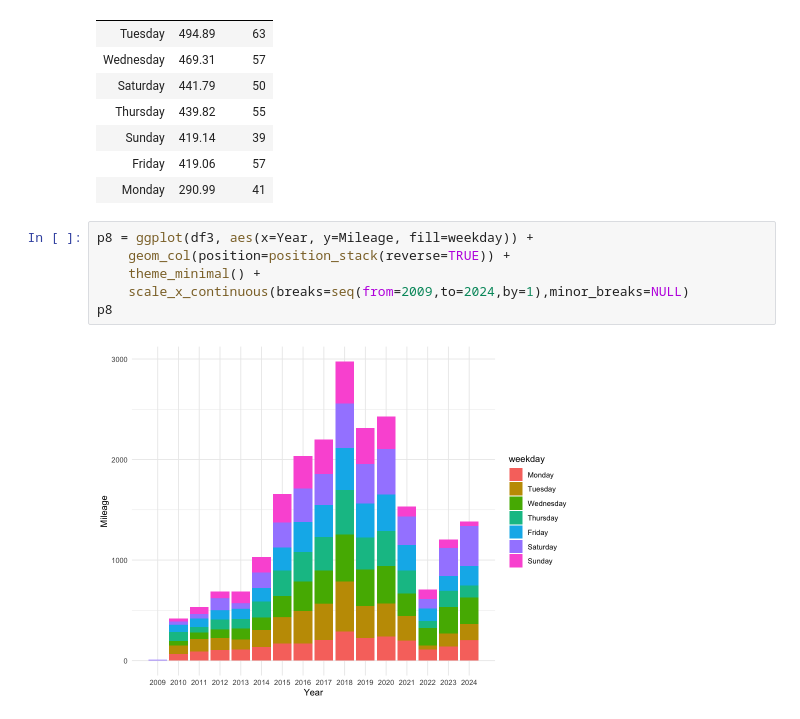
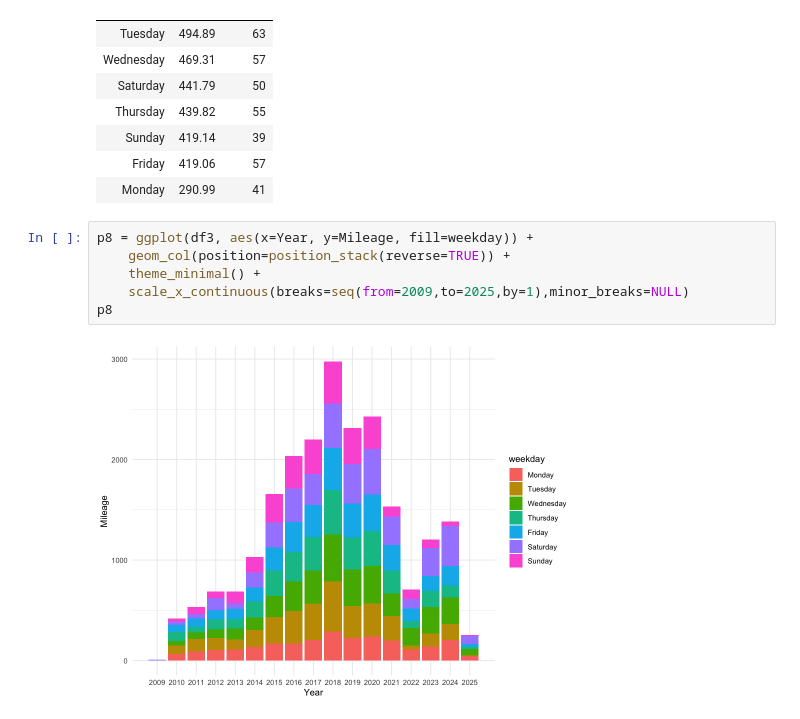
Before and after one commit to adolwick/biof309project, a Jupyter notebook: runs_per_date.ipynb, the cells around one changed output. Cells and saved outputs as stored; diff of their text form.

```diff
--- a/runs_per_date.ipynb
+++ b/runs_per_date.ipynb
@@ -711,9 +712,9 @@ A tibble: 7 × 3
 # %%
 p8 = ggplot(df3, aes(x=Year, y=Mileage, fill=weekday)) +
     geom_col(position=position_stack(reverse=TRUE)) +
     theme_minimal() +
-    scale_x_continuous(breaks=seq(from=2009,to=2024,by=1),minor_breaks=NULL)
+    scale_x_continuous(breaks=seq(from=2009,to=2025,by=1),minor_breaks=NULL)
 p8
 # %% [output]
-[figure, old version]
+[figure, new version]
 # %%
```
Also changed, not shown: parts of 31 cells of this notebook, 9 other files.
